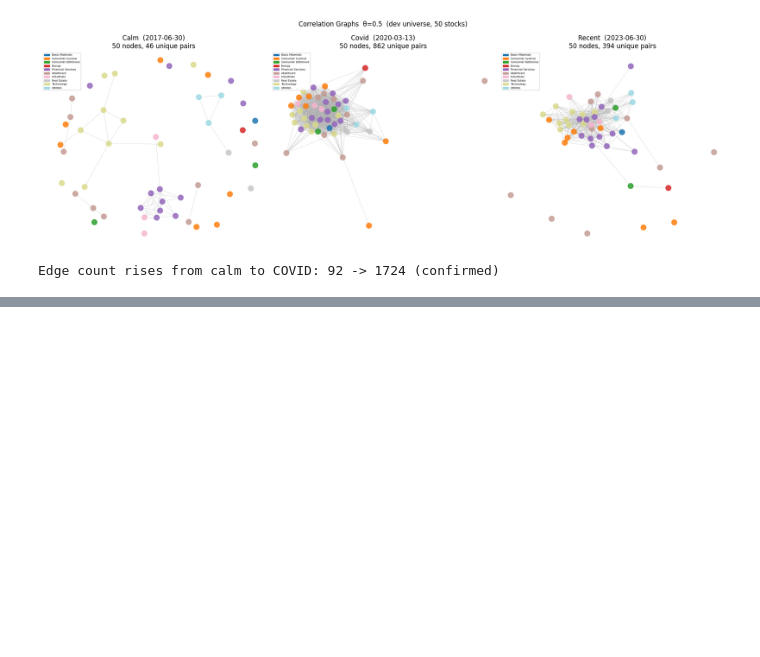
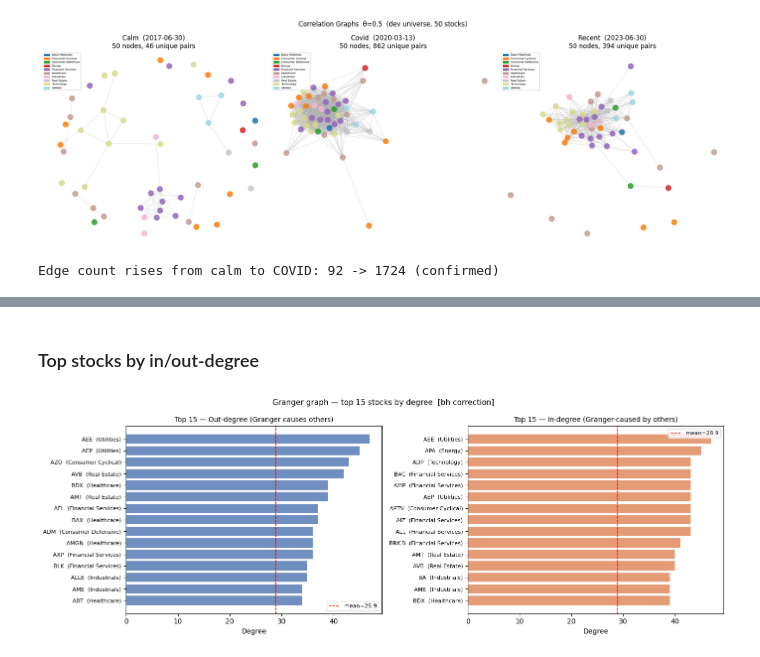
Before and after one commit to waderylan/sp500-gnn, a Jupyter notebook: notebooks/03_graphs.ipynb, the cells around one changed output, grey strips where cells are left out. Drawn from its saved outputs; the diff is of its cells as text; code cells hidden in the pictures; blank space fills up the shorter version.

```diff
--- a/notebooks/03_graphs.ipynb
+++ b/notebooks/03_graphs.ipynb
@@ -168,0 +438,44 @@ Edge count rises from calm to COVID: 92 -> 1724 (confirmed)
+# %% [markdown]
+### Top stocks by in/out-degree
+# %%
+import matplotlib.pyplot as plt
+import numpy as np
+
+_TOP_K = 15
+
+top_out_idx = np.argsort(out_degree)[::-1][:_TOP_K]
+top_in_idx  = np.argsort(in_degree)[::-1][:_TOP_K]
+
+fig, axes = plt.subplots(1, 2, figsize=(14, 5))
+
+for ax, idx, degree, label, color in zip(
+    axes,
+    [top_out_idx, top_in_idx],
+    [out_degree, in_degree],
+    ["Out-degree (Granger causes others)", "In-degree (Granger-caused by others)"],
+    ["#4c72b0", "#dd8452"],
+):
+    names  = [tickers[i] for i in idx]
+    values = [degree[i] for i in idx]
+    sectors_bar = [sector_of.get(t, "?") for t in names]
+
+    bars = ax.barh(range(_TOP_K), values[::-1], color=color, alpha=0.8)
+    ax.set_yticks(range(_TOP_K))
+    ax.set_yticklabels(
+        [f"{t}  ({s})" for t, s in zip(names[::-1], sectors_bar[::-1])],
+        fontsize=8
+    )
+    ax.set_xlabel("Degree", fontsize=10)
+    ax.set_title(f"Top {_TOP_K} — {label}", fontsize=10)
+    ax.axvline(degree.mean(), color="red", linestyle="--", linewidth=1,
+               label=f"mean={degree.mean():.1f}")
+    ax.legend(fontsize=8)
+
+plt.suptitle(
+    f"Granger graph — top {_TOP_K} stocks by degree  [{correction_used} correction]",
+    fontsize=11
+)
+plt.tight_layout()
+plt.show()
+# %% [output]
+[figure, added]
```
Also changed, not shown: parts of 14 cells of this notebook, 1 other file.
